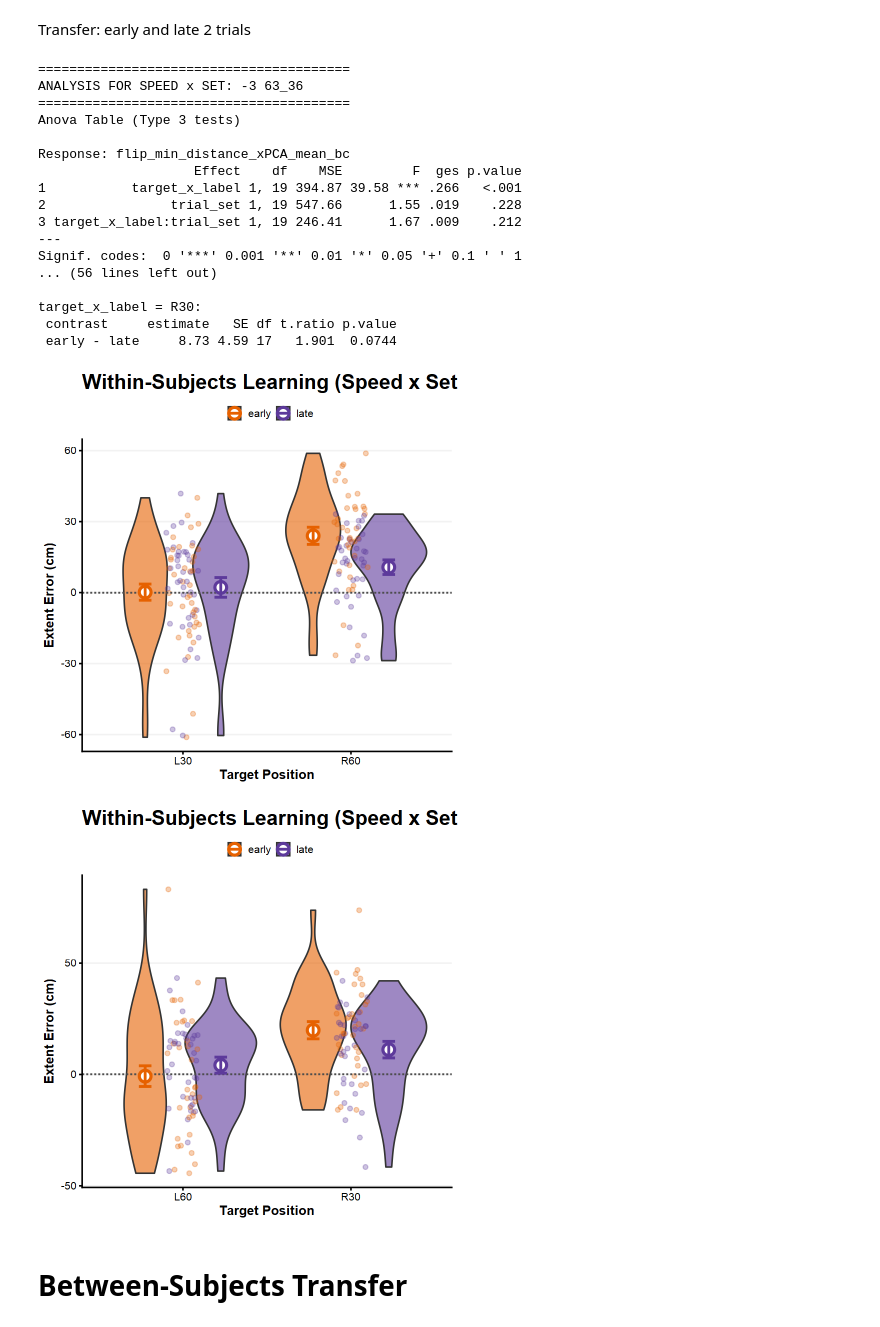
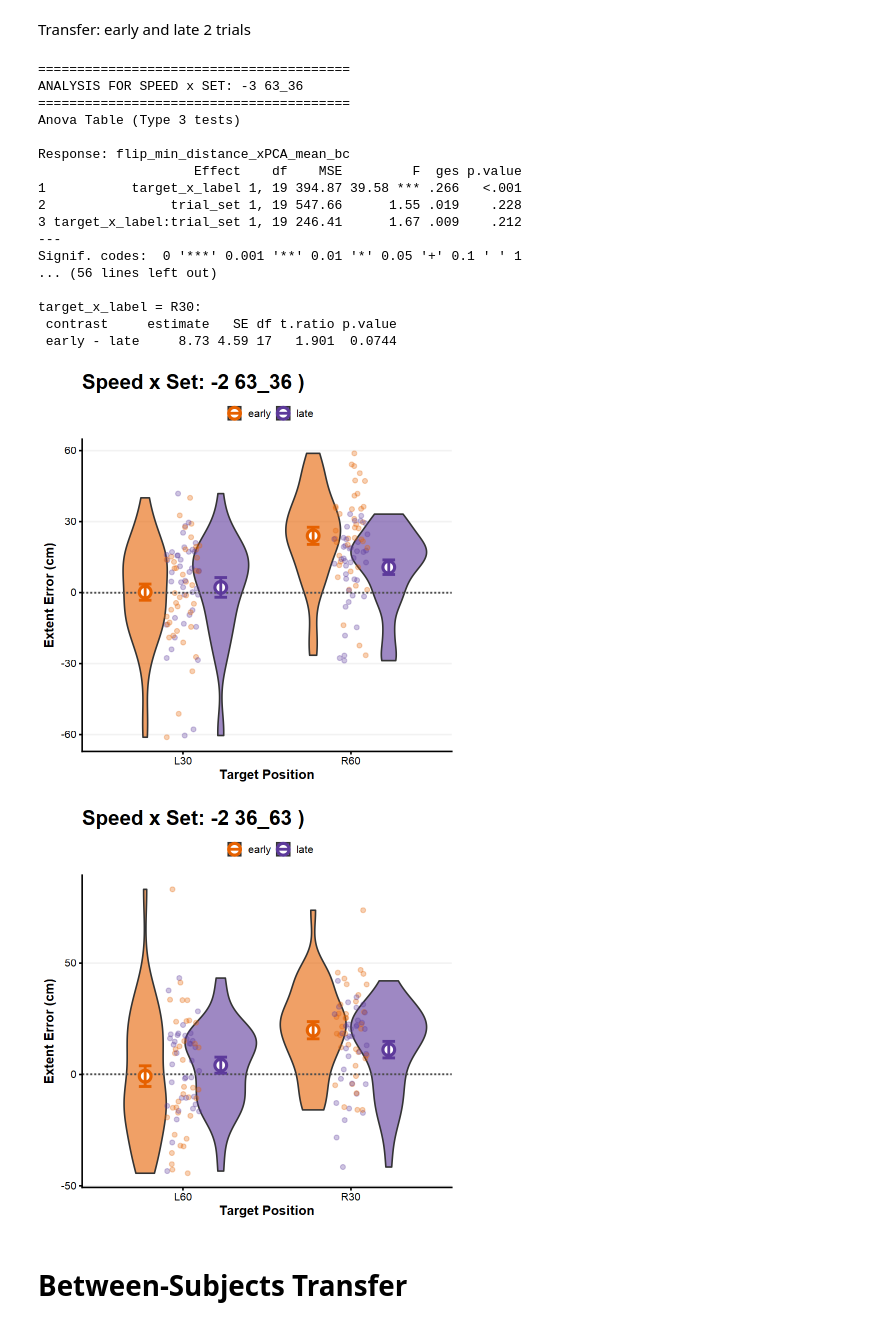
Before and after one commit to jacobjb02/vr-motor-adaptation-notebooks, a Jupyter notebook: Notebook/Supplementary_Analysis.ipynb, the cells around one changed output. Drawn from its saved outputs; the diff is of its cells as text; code cells hidden in the pictures.

Commit message:
Ran analysis & changed title of post-hoc figures.

```diff
--- a/Notebook/Supplementary_Analysis.ipynb
+++ b/Notebook/Supplementary_Analysis.ipynb
@@ -462,7 +462,7 @@ for (speed in speeds_list) {
 
         theme_classic(base_size = 15) +
         labs(
-          title = paste("Within-Subjects Learning (Speed x Set:", speed, set, ")"),
+          title = paste("Speed x Set:", speed, set, ")"),
           x = "Target Position",
           y = "Extent Error (cm)",
           fill = "",
@@ -478,35 +478,35 @@ for (speed in speeds_list) {
 
       print(adaptation_plot)
 
 
   } else {
       cat("Interaction Not significant. Skipping post-hocs for Water Speed Condition", speed, set, "\n")
       next
   }
 
 }
 
     }
 # %% [output]
 ========================================
 ANALYSIS FOR SPEED x SET: -3 63_36
 ========================================
 Anova Table (Type 3 tests)
 
 Response: flip_min_distance_xPCA_mean_bc
                     Effect    df    MSE         F  ges p.value
 1           target_x_label 1, 19 394.87 39.58 *** .266   <.001
 2                trial_set 1, 19 547.66      1.55 .019    .228
 3 target_x_label:trial_set 1, 19 246.41      1.67 .009    .212
 ---
 Signif. codes:  0 '***' 0.001 '**' 0.01 '*' 0.05 '+' 0.1 ' ' 1
 ... (56 lines left out)
 
 target_x_label = R30:
  contrast     estimate   SE df t.ratio p.value
  early - late     8.73 4.59 17   1.901  0.0744
-[figure, old version]
+[figure, new version]
-[figure, old version]
+[figure, new version]
 # %% [markdown]
 # Between-Subjects Transfer
 # %%
```
